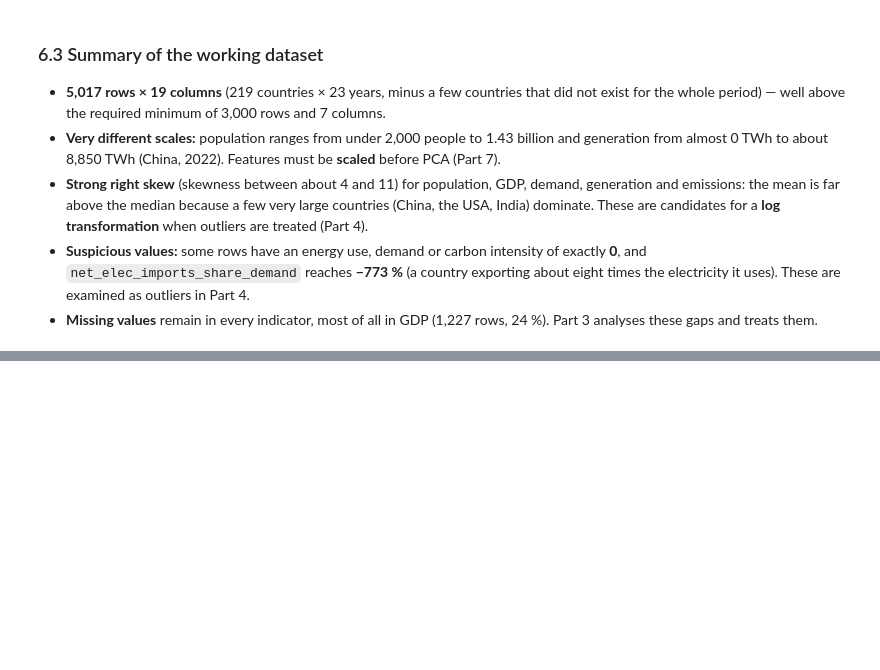
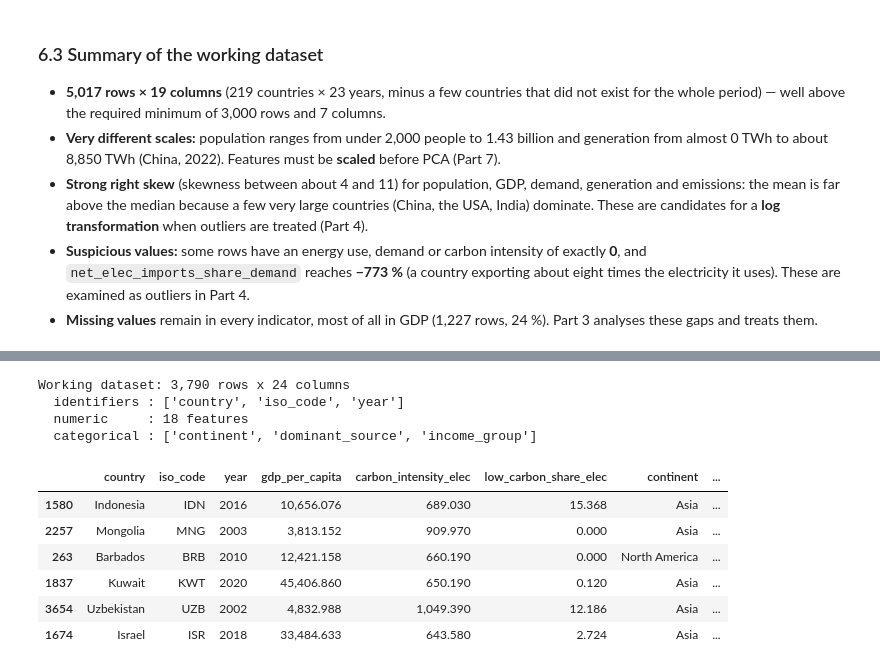
Before and after one commit to Md-Fahad2000/data_exploration_and_preparation_ca1, a Jupyter notebook: Energy_Transition_DEP.ipynb, the cells around one changed output, grey strips where cells are left out. Saved outputs shown, nothing was run; the diff lists cells and outputs as text; code cells hidden in the pictures; blank space fills up the shorter version.

```diff
--- a/Energy_Transition_DEP.ipynb
+++ b/Energy_Transition_DEP.ipynb
@@ -608,0 +853,8 @@ desc
+# %%
+# Apply the winning method to the real gaps
+n_before = df[TARGET].isna().sum()
+df[TARGET] = interpolate_within_country(df, TARGET)
+print(f"{TARGET}: {n_before} gaps filled, {df[TARGET].isna().sum()} remaining")
+
+# Serbia's imputed early years (taken from its nearest observed year, 2006)
+df.loc[df["country"] == "Serbia", ["country", "year", TARGET]].head(8)
@@ -608,0 +926,10 @@ desc
+# %%
+# --- GDP per capita -----------------------------------------------------------------
+df["gdp_per_capita"] = df["gdp"] / df["population"]
+
+# --- Low-carbon share: recomputed from the cleaned components so it stays consistent --------
+LOW_CARBON = ["hydro_share_elec", "nuclear_share_elec", "wind_share_elec",
+              "solar_share_elec", "other_renewables_share_elec"]
+df["low_carbon_share_elec"] = df[LOW_CARBON].sum(axis=1)
+
+df[["gdp_per_capita", "low_carbon_share_elec"]].describe().T
@@ -608,0 +973,16 @@ desc
+# %%
+# --- Dominant source: the source with the largest share of generation in that country-year ---
+df["dominant_source"] = (df[SHARE_COLS].idxmax(axis=1)
+                         .str.replace("_share_elec", "", regex=False)
+                         .str.replace("other_renewables", "bioenergy & other", regex=False))
+
+# --- Income group: quartiles of GDP per capita over the whole 2000-2022 panel ---------------
+# (a relative, data-driven banding; it is not the official World Bank classification)
+INCOME_LEVELS = ["Low", "Lower-middle", "Upper-middle", "High"]
+df["income_group"] = pd.qcut(df["gdp_per_capita"], q=4, labels=INCOME_LEVELS)
+
+print("Dominant source (rows):")
+print(df["dominant_source"].value_counts().to_string())
+print("\nIncome group boundaries (int. $ per person):")
+print(df.groupby("income_group", observed=True)["gdp_per_capita"].agg(["min", "max", "size"])
+      .round(0).to_string())
@@ -608,0 +1016,22 @@ desc
+# %%
+CAT_COLS = ["continent", "dominant_source", "income_group"]
+ENG_NUM_COLS = ["gdp_per_capita", "low_carbon_share_elec"]
+
+print(f"Working dataset: {df.shape[0]:,} rows x {df.shape[1]} columns")
+print(f"  identifiers : {ID_COLS}")
+print(f"  numeric     : {len(NUM_COLS) + len(ENG_NUM_COLS)} features")
+print(f"  categorical : {CAT_COLS}")
+df[ID_COLS + ["gdp_per_capita", "carbon_intensity_elec", "low_carbon_share_elec"] + CAT_COLS].sample(
+    6, random_state=RANDOM_STATE)
+# %% [output]
+Working dataset: 3,790 rows x 24 columns
+  identifiers : ['country', 'iso_code', 'year']
+  numeric     : 18 features
+  categorical : ['continent', 'dominant_source', 'income_group']
+|  | country | iso_code | year | gdp_per_capita | carbon_intensity_elec | low_carbon_share_elec | continent | ... |
+| 1580 | Indonesia | IDN | 2016 | 10,656.076 | 689.030 | 15.368 | Asia | ... |
+| 2257 | Mongolia | MNG | 2003 | 3,813.152 | 909.970 | 0.000 | Asia | ... |
+| 263 | Barbados | BRB | 2010 | 12,421.158 | 660.190 | 0.000 | North America | ... |
+| 1837 | Kuwait | KWT | 2020 | 45,406.860 | 650.190 | 0.120 | Asia | ... |
+| 3654 | Uzbekistan | UZB | 2002 | 4,832.988 | 1,049.390 | 12.186 | Asia | ... |
+| 1674 | Israel | ISR | 2018 | 33,484.633 | 643.580 | 2.724 | Asia | ... |
```
Also changed, not shown: parts of 25 cells of this notebook, 2 other files.
